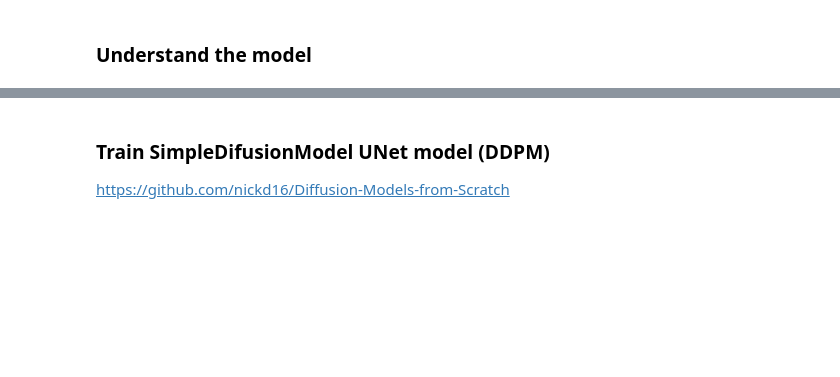
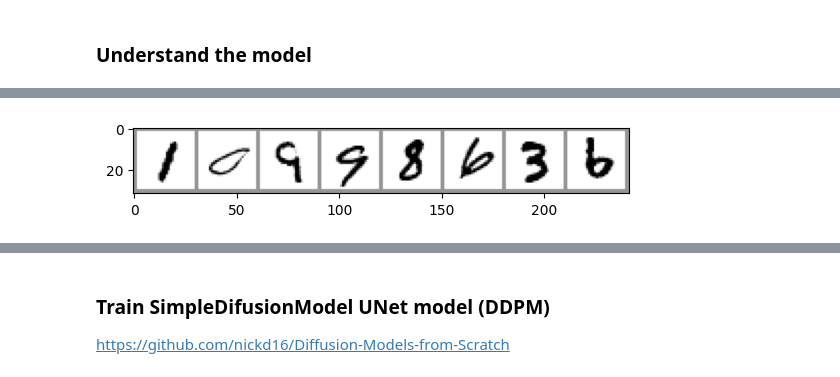
Before and after one commit to jean-kunz/cop_diffusion, a Jupyter notebook: nbks/diffusion_from_scratch.ipynb, the cells around one changed output, grey strips where cells are left out. Drawn from its saved outputs; the diff is of its cells as text; code cells hidden in the pictures; blank space fills up the shorter version.

Commit message:
model 0.8

```diff
--- a/nbks/diffusion_from_scratch.ipynb
+++ b/nbks/diffusion_from_scratch.ipynb
@@ -343,112 +381,84 @@ class PositionalEncoding(nn.Module):
 
 
 class SimpleDiffusionModel(nn.Module):
-    def __init__(self, ctx_nb_feats=10, embedding_dim=128, dropout_prob=0.2):
+    def __init__(self, ctx_nb_feats=10, embedding_dim=128, timesteps: int = 1000):
         super(SimpleDiffusionModel, self).__init__()
         self.ctx_nb_feats = ctx_nb_feats
         self.embedding_dim = embedding_dim
 
-        self.embedding_dropout = nn.Dropout(dropout_prob / 2)
         # Embedding for digit labels
         self.label_embedding = nn.Embedding(ctx_nb_feats, embedding_dim)
 
         # Positional encoding for timesteps
         self.time_embedding = PositionalEncoding(embedding_dim)
+        # self.time_embedding = nn.Embedding(timesteps, embedding_dim)
 
         # Fully connected layer to project combined embeddings
-        # self.fc1 = nn.Linear(embedding_dim, 1 * 28 * 28)
-        self.fc1 = nn.Linear(embedding_dim, 1 * 28 * 28)
+        self.fc1 = nn.Linear(embedding_dim, 16 * 28 * 28)
 
         # U-Net-like architecture with skip connections
-        self.encoder0 = nn.Conv2d(2, 64, kernel_size=3, padding=1)
-        self.drop_enc0 = nn.Dropout2d(dropout_prob)
-        self.encoder1 = nn.Conv2d(64, 128, kernel_size=3, padding=1)
-        self.drop_enc1 = nn.Dropout2d(dropout_prob)
-        self.encoder2 = nn.Conv2d(128, 256, kernel_size=3, padding=1)
-        self.drop_enc2 = nn.Dropout2d(dropout_prob)
-        self.encoder3 = nn.Conv2d(256, 512, kernel_size=3, padding=1)
-        self.drop_enc3 = nn.Dropout2d(dropout_prob)
-        # self.encoder4 = nn.Conv2d(256, 512, kernel_size=3, padding=1)
-        # self.drop_enc4 = nn.Dropout2d(dropout_prob)
+        self.encoder1 = nn.Conv2d(16, 64, kernel_size=3, padding=1)
+        self.encoder2 = nn.Conv2d(64, 128, kernel_size=3, padding=1)
+        # self.encoder3 = nn.Conv2d(128, 256, kernel_size=3, padding=1)
+        # self.decoder1 = nn.ConvTranspose2d(256, 128, kernel_size=3, padding=1)
+        self.decoder1 = nn.ConvTranspose2d(128, 64, kernel_size=3, padding=1)
+        self.decoder2 = nn.ConvTranspose2d(64, 16, kernel_size=3, padding=1)
 
-        self.decoder0 = nn.ConvTranspose2d(512, 256, kernel_size=3, padding=1)
-        self.drop_dec0 = nn.Dropout2d(dropout_prob)
-        self.decoder1 = nn.ConvTranspose2d(256, 128, kernel_size=3, padding=1)
-        self.drop_dec1 = nn.Dropout2d(dropout_prob)
-        self.decoder2 = nn.ConvTranspose2d(128, 64, kernel_size=3, padding=1)
-        self.drop_dec2 = nn.Dropout2d(dropout_prob)
-        self.final_conv = nn.Conv2d(64, 1, kernel_size=3, padding=1)
-        self.relu_enc0 = nn.ReLU()
-        self.relu_enc1 = nn.ReLU()
-        self.relu_enc2 = nn.ReLU()
-        self.relu_enc3 = nn.ReLU()
-        self.relu_dec1 = nn.ReLU()
-        self.relu_dec2 = nn.ReLU()
+        self.final_conv = nn.Conv2d(16, 1, kernel_size=3, padding=1)
 
     def forward(self, x, t, c):
         # Embed labels
-        label_emb = self.embedding_dropout(
-            self.label_embedding(c)
-        )  # (batch_size, embedding_dim)
+        label_emb = self.label_embedding(c)  # (batch_size, embedding_dim)
 
         # Embed timesteps
-        time_emb = self.embedding_dropout(
-            self.time_embedding(t)
-        )  # (batch_size, embedding_dim)
+        time_emb = self.time_embedding(t)  # (batch_size, embedding_dim)
 
         # Combine label and time embeddings
         combined_emb = label_emb + time_emb  # (batch_size, embedding_dim)
-        ic(combined_emb.shape, "combined embeddings")
 
         # Project combined embeddings to match image dimensions
         emb_proj = self.fc1(combined_emb)  # (batch_size, 64*28*28)
-        # emb_proj = emb_proj.view(-1, 64, 28, 28)  # (batch_size, 64, 28, 28)
-        emb_proj = emb_proj.view(-1, 1, 28, 28)
-        ic(emb_proj.shape, "projected combined embeddings")
-        ic(x.shape, "input noisy image")
+        emb_proj = emb_proj.view(-1, 16, 28, 28)  # (batch_size, 64, 28, 28)
+
         # Concatenate embeddings with the input image
-        x = torch.cat([x, emb_proj], dim=1)
-        ic(x.shape, "after cat x + emb")  # (batch_size, 1+64, 28, 28)
+        # x = torch.cat([x, emb_proj], dim=1)  # (batch_size, 1+64, 28, 28)
 
         # Encoder
-        x = self.drop_enc0(self.relu_enc0(self.encoder0(x)))
-        ic(x.shape, "after enc0")
-        skip0 = x
-        x = self.drop_enc1(self.relu_enc1(self.encoder1(x)))
-        ic(x.shape, "after enc1")
-        skip1 = x
+        x = F.relu(self.encoder1(x + emb_proj))
+        # NB: pooling prevent the model from working
 
-        x = self.drop_enc2(self.relu_enc2(self.encoder2(x)))
-        ic(x.shape, "after enc2")
-        skip2 = x
+        skip1 = x  # For potential skip connections
+        x = F.relu(self.encoder2(x))
+        skip2 = x  # For potential skip connections
 
-        x = self.drop_enc3(self.relu_enc3(self.encoder3(x)))
-        ic(x.shape, "after enc3")
-        skip3 = x
+        # x = F.relu(self.encoder3(x))
+        # skip3 = x
 
         # Decoder
-        x = self.drop_dec0(self.relu_dec1(self.decoder0(x + skip3)))
-        x = self.drop_dec1(self.relu_dec1(self.decoder1(x + skip2)))
-        x = self.drop_dec2(self.relu_dec2(self.decoder2(x + skip1)))
+        x = F.relu(self.decoder1(x + skip2))
+        x = F.relu(self.decoder2(x + skip1))
+        # x = F.relu(self.decoder3(x + skip1))
 
         # Final output
-        x = self.final_conv(x + skip0)  # No activation
+        x = self.final_conv(x)  # No activation
         return x  # Predicted noise
 
 
 train_dataloader = DataLoader(train_dataset, batch_size=8, shuffle=True)
 x, y = next(iter(train_dataloader))
 model = SimpleDiffusionModel(ctx_nb_feats=9).to(device)
 # x = torch.rand(8, 1, 28, 28)
 t = torch.zeros(x.shape[0]).long().to(device)
 # oh_y = oh_y.to(device)
 x = x.to(device)
 y = y.long().to(device)
 ic(t.shape, y.shape)
 ux = model(x, t, y)
 ic(ux.shape, x.shape)
 ic(torchvision.utils.make_grid(x.cpu())[0].shape)
 plt.imshow(torchvision.utils.make_grid(x.cpu())[0], cmap="Greys")
 plt.show()
 plt.imshow(torchvision.utils.make_grid(ux.cpu())[0], cmap="Greys")
 plt.show()
+# %% [output]
+[figure, added]
```
Also changed, not shown: parts of 14 cells of this notebook.
